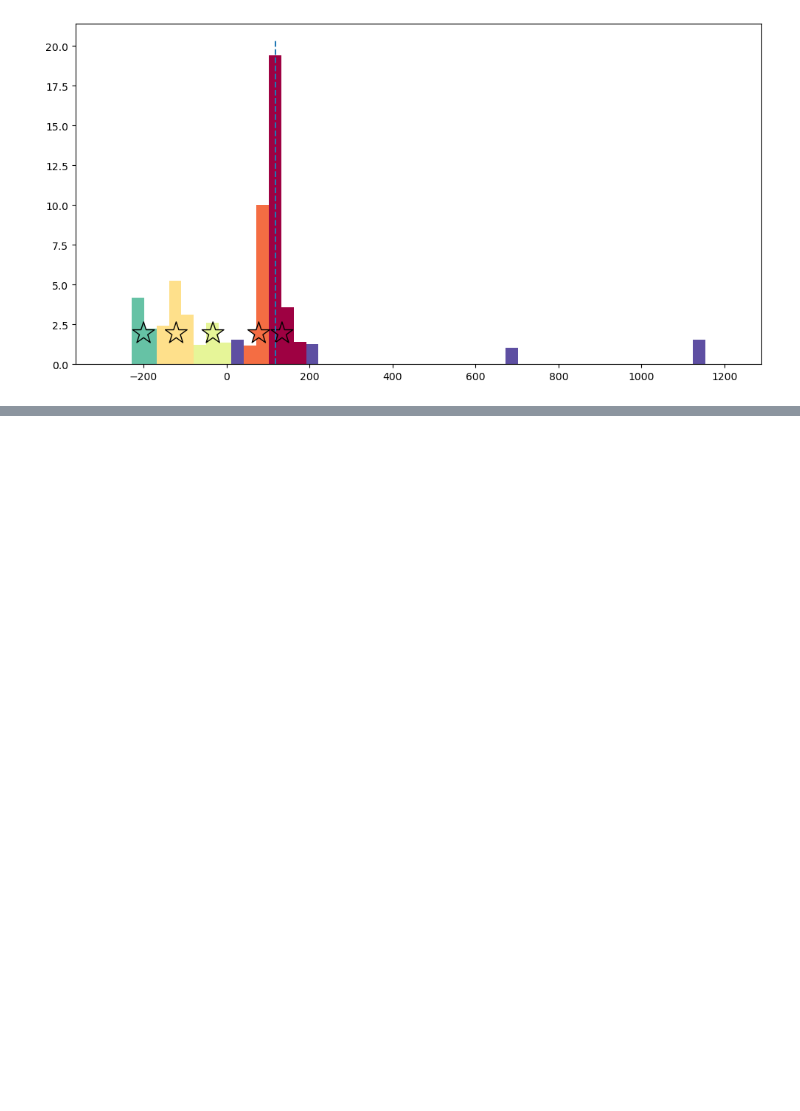
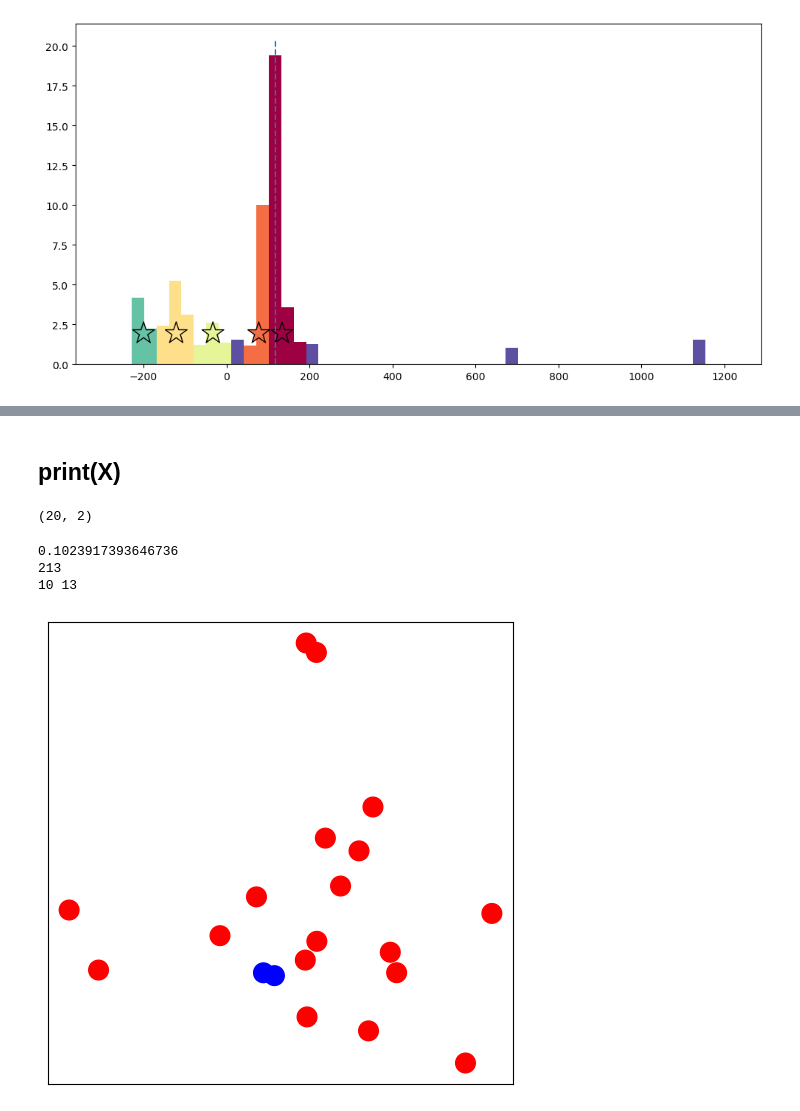
Before and after one commit to mcardoff/vertex_timing, a Jupyter notebook: DBSCAN.ipynb, the cells around one changed output, grey strips where cells are left out. Drawn from its saved outputs; the diff is of its cells as text; code cells hidden in the pictures; blank space fills up the shorter version.

```diff
--- a/DBSCAN.ipynb
+++ b/DBSCAN.ipynb
@@ -1,6 +1,6 @@
 # %%
 %matplotlib inline
-plt.rcParams['figure.figsize'] = (12, 6)
+plt.rcParams['figure.figsize'] = (6, 6)
 # %%
 # Generate example data
 import random
@@ -243,0 +241,32 @@ plt.scatter(cluster_values.values(), [0.1*histvals.max()]*len(cluster_values.val
+# %% [markdown]
+## print(X)
+# %%
+from sklearn.datasets import make_blobs
+X, y = make_blobs(n_samples=20, centers=1, n_features=2, random_state=125)
+print(X.shape)
+# %% [output]
+(20, 2)
+# %%
+from scipy.spatial import distance
+colors = ['red']*X.shape[0]
+dist_matrix = distance.cdist(X, X, 'euclidean')
+np.fill_diagonal(dist_matrix, np.inf)
+min_dist = np.min(dist_matrix)
+print(min_dist)
+min_index_flat = np.argmin(dist_matrix)
+print(min_index_flat)
+i, j = np.unravel_index(min_index_flat, dist_matrix.shape)
+print(i,j)
+colors[i] = 'blue'
+colors[j] = 'blue'
+# %% [output]
+0.1023917393646736
+213
+10 13
+# %%
+plt.scatter(X[:,0],X[:,1], s=200, c=colors)
+plt.xticks([])
+plt.yticks([])
+plt.show()
+# %% [output]
+[figure, added]
```
Also changed, not shown: parts of 7 cells of this notebook, 8 other files.
